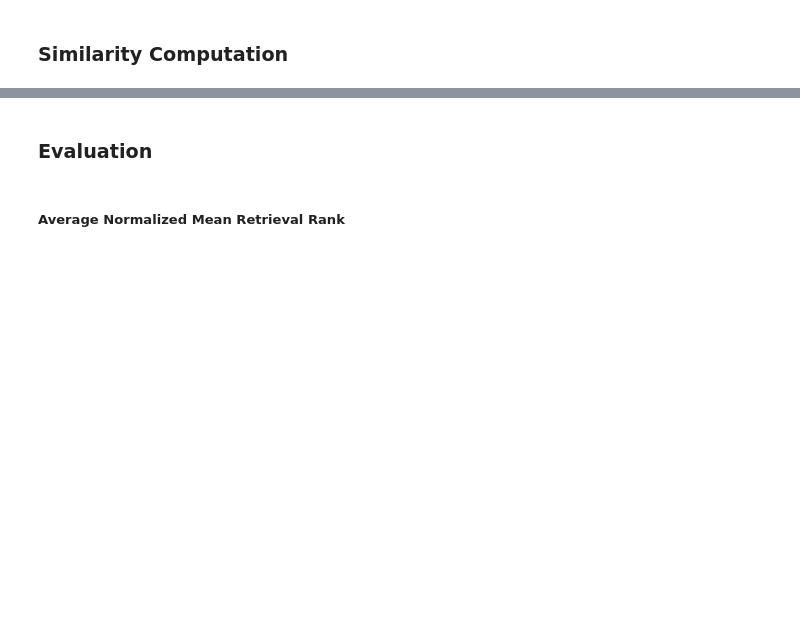
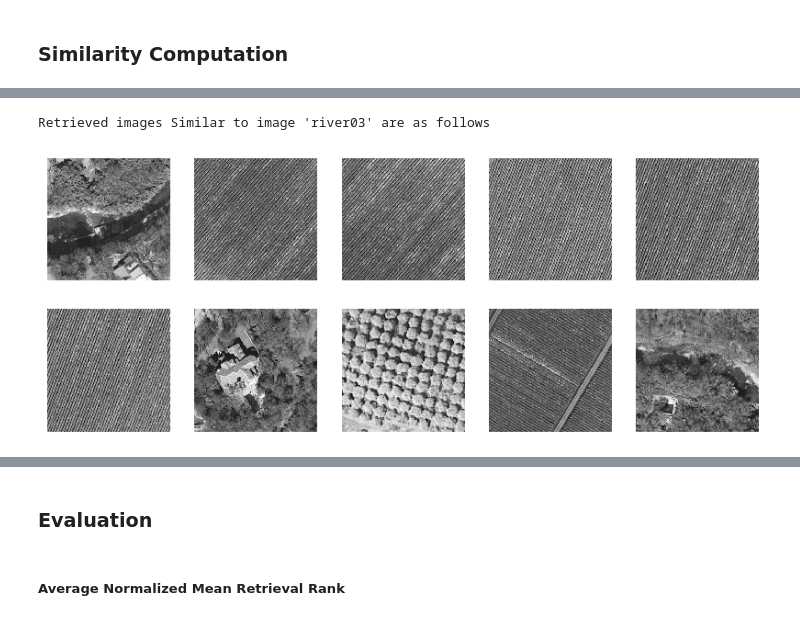
Before and after one commit to asim29/Content_Based_Image_Retrieval, a Jupyter notebook: Pipeline.ipynb, the cells around one changed output, grey strips where cells are left out. Cells and saved outputs as stored; diff of their text form; code cells hidden in the pictures; blank space fills up the shorter version.

```diff
--- a/Pipeline.ipynb
+++ b/Pipeline.ipynb
@@ -153,0 +236,18 @@ Retrieved images to image 'river03' are as follows
+# %%
+# Testing the Compute Similarity Function - Local Histogram features
+similarity_scores = compute_similarity(features_local_hist['river03'],features_local_hist, dist='euclidean')
+
+top_ten_similar = []
+for k, v in similarity_scores.items():
+    top_ten_similar.append(all_images[k])
+
+fig, axes = plt.subplots(nrows=2, ncols=5, figsize=(10,4), dpi=100)
+for i, ax in enumerate(axes.flatten()):
+    ax.imshow(top_ten_similar[i], cmap='gray')
+    ax.grid(False)
+    ax.axis('off')
+
+print("Retrieved images Similar to image 'river03' are as follows")
+# %% [output]
+Retrieved images Similar to image 'river03' are as follows
+[figure, added]
```
Also changed, not shown: parts of 24 cells of this notebook.
